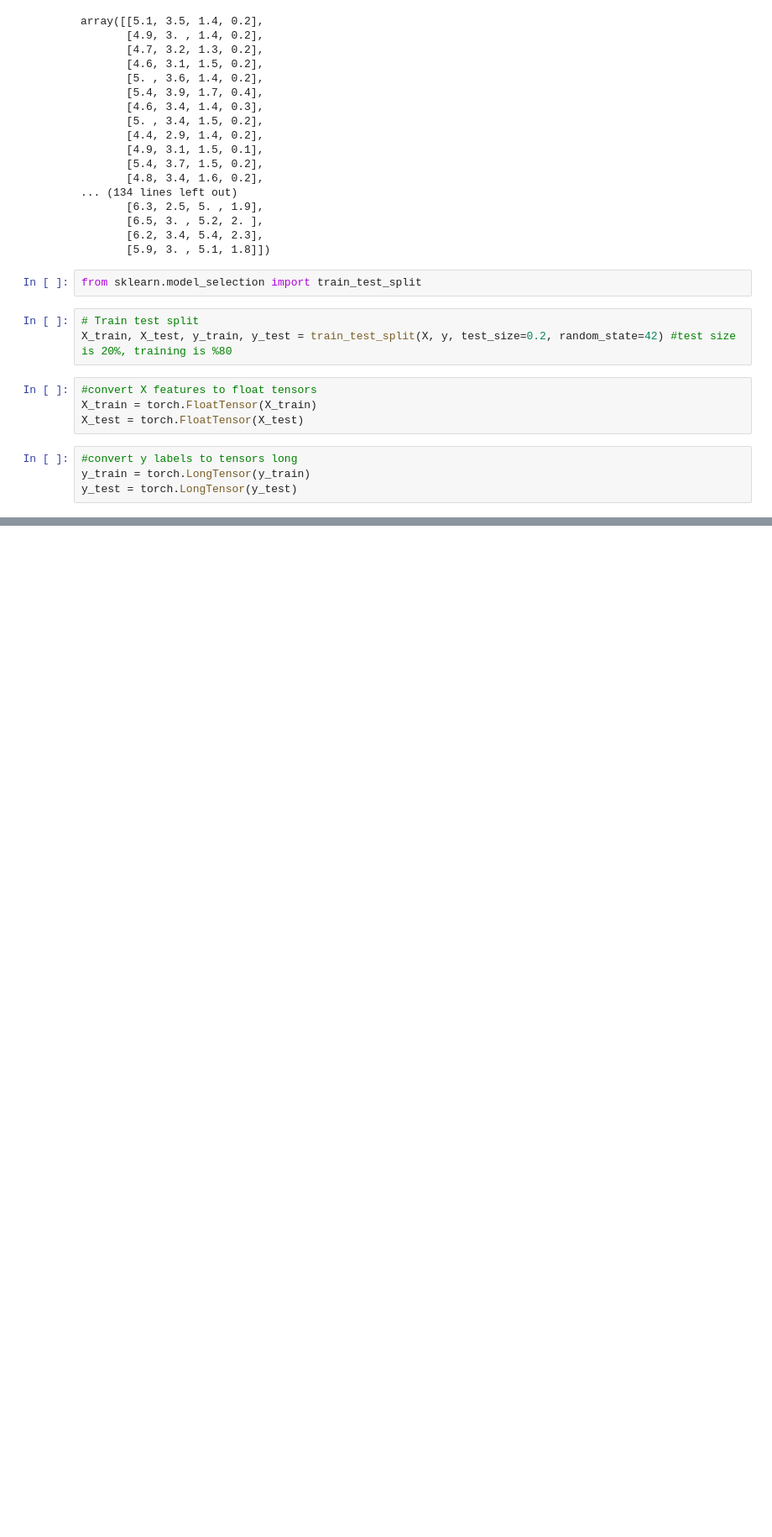
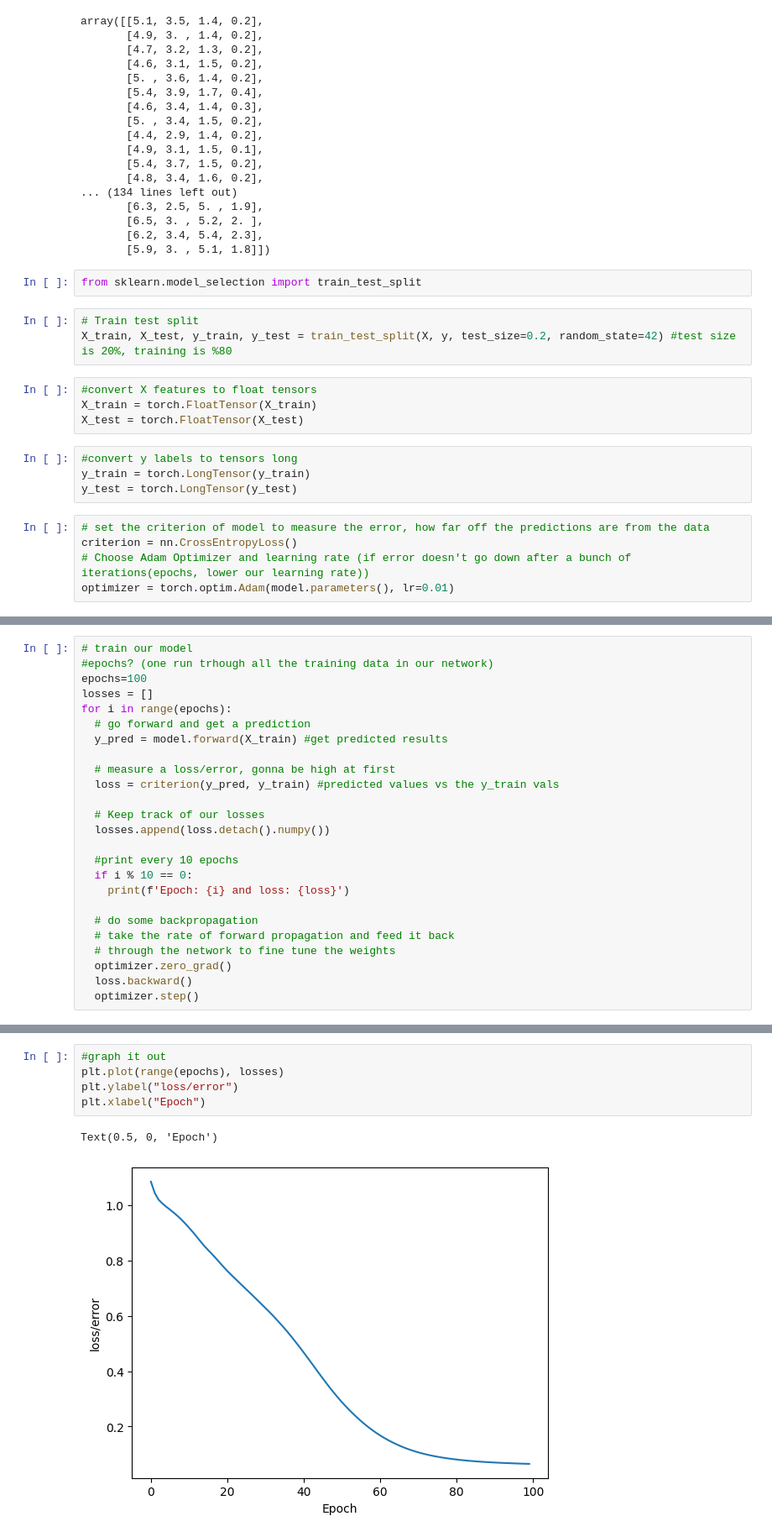
Before and after one commit to franciscoerramuspe/pytorch_guide, a Jupyter notebook: PyTorch_NN.ipynb, the cells around one changed output, grey strips where cells are left out. Shown at 84% size. Cells and saved outputs as stored; diff of their text form; blank space fills up the shorter version.

```diff
--- a/PyTorch_NN.ipynb
+++ b/PyTorch_NN.ipynb
@@ -123,3 +123,8 @@ X_test = torch.FloatTensor(X_test)
 #convert y labels to tensors long
 y_train = torch.LongTensor(y_train)
 y_test = torch.LongTensor(y_test)
+# %%
+# set the criterion of model to measure the error, how far off the predictions are from the data
+criterion = nn.CrossEntropyLoss()
+# Choose Adam Optimizer and learning rate (if error doesn't go down after a bunch of iterations(epochs, lower our learning rate))
+optimizer = torch.optim.Adam(model.parameters(), lr=0.01)
@@ -125,0 +139,25 @@ y_test = torch.LongTensor(y_test)
+# %%
+# train our model
+#epochs? (one run trhough all the training data in our network)
+epochs=100
+losses = []
+for i in range(epochs):
+  # go forward and get a prediction
+  y_pred = model.forward(X_train) #get predicted results
+
+  # measure a loss/error, gonna be high at first
+  loss = criterion(y_pred, y_train) #predicted values vs the y_train vals
+
+  # Keep track of our losses
+  losses.append(loss.detach().numpy())
+
+  #print every 10 epochs
+  if i % 10 == 0:
+    print(f'Epoch: {i} and loss: {loss}')
+
+  # do some backpropagation
+  # take the rate of forward propagation and feed it back
+  # through the network to fine tune the weights
+  optimizer.zero_grad()
+  loss.backward()
+  optimizer.step()
@@ -125,0 +175,8 @@ y_test = torch.LongTensor(y_test)
+# %%
+#graph it out
+plt.plot(range(epochs), losses)
+plt.ylabel("loss/error")
+plt.xlabel("Epoch")
+# %% [output]
+Text(0.5, 0, 'Epoch')
+[figure, added]
```
Also changed, not shown: parts of 5 cells of this notebook.
